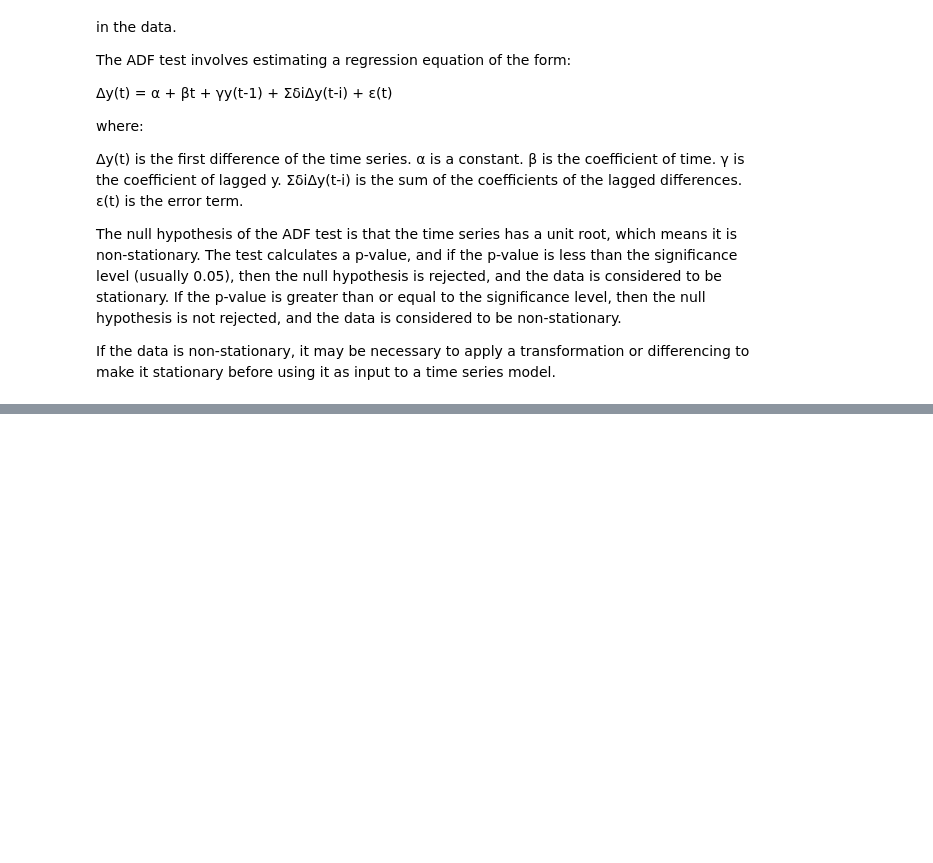
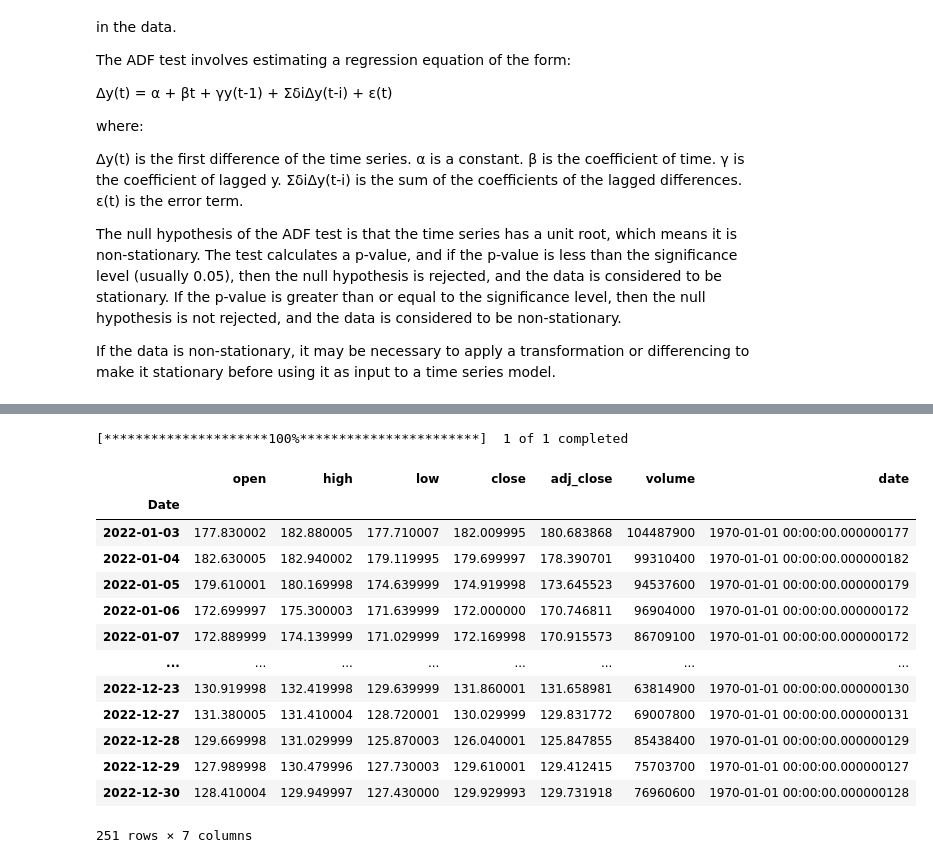
Before and after one commit to OzodbekOzodov/quant-finance, a Jupyter notebook: First-notebook.ipynb, the cells around one changed output, grey strips where cells are left out. Saved outputs shown, nothing was run; the diff lists cells and outputs as text; code cells hidden in the pictures; blank space fills up the shorter version.

```diff
--- a/First-notebook.ipynb
+++ b/First-notebook.ipynb
@@ -72,0 +95,29 @@ time_series_summary(data['Value'])
+# %%
+import pandas as pd
+import yfinance as yf
+
+# Download the data for the past year
+data = yf.download("AAPL", start="2022-01-01", end="2022-12-31")
+
+# Set column names for the DataFrame
+data.columns = [ "open", "high", "low", "close", "adj_close", "volume"]
+
+# Convert date column to datetime type
+data["date"] = pd.to_datetime(data.iloc[:,0])
+data
+# %% [output]
+[*********************100%***********************]  1 of 1 completed
+|  | open | high | low | close | adj_close | volume | date |
+| Date |  |  |  |  |  |  |  |
+| 2022-01-03 | 177.830002 | 182.880005 | 177.710007 | 182.009995 | 180.683868 | 104487900 | 1970-01-01 00:00:00.000000177 |
+| 2022-01-04 | 182.630005 | 182.940002 | 179.119995 | 179.699997 | 178.390701 | 99310400 | 1970-01-01 00:00:00.000000182 |
+| 2022-01-05 | 179.610001 | 180.169998 | 174.639999 | 174.919998 | 173.645523 | 94537600 | 1970-01-01 00:00:00.000000179 |
+| 2022-01-06 | 172.699997 | 175.300003 | 171.639999 | 172.000000 | 170.746811 | 96904000 | 1970-01-01 00:00:00.000000172 |
+| 2022-01-07 | 172.889999 | 174.139999 | 171.029999 | 172.169998 | 170.915573 | 86709100 | 1970-01-01 00:00:00.000000172 |
+| ... | ... | ... | ... | ... | ... | ... | ... |
+| 2022-12-23 | 130.919998 | 132.419998 | 129.639999 | 131.860001 | 131.658981 | 63814900 | 1970-01-01 00:00:00.000000130 |
+| 2022-12-27 | 131.380005 | 131.410004 | 128.720001 | 130.029999 | 129.831772 | 69007800 | 1970-01-01 00:00:00.000000131 |
+| 2022-12-28 | 129.669998 | 131.029999 | 125.870003 | 126.040001 | 125.847855 | 85438400 | 1970-01-01 00:00:00.000000129 |
+| 2022-12-29 | 127.989998 | 130.479996 | 127.730003 | 129.610001 | 129.412415 | 75703700 | 1970-01-01 00:00:00.000000127 |
+| 2022-12-30 | 128.410004 | 129.949997 | 127.430000 | 129.929993 | 129.731918 | 76960600 | 1970-01-01 00:00:00.000000128 |
+251 rows × 7 columns
```
Also changed, not shown: parts of 14 cells of this notebook, 1 other file.
